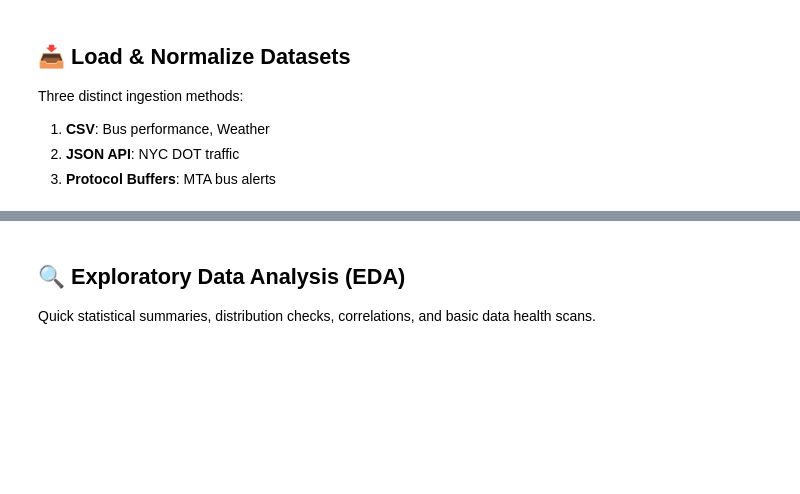
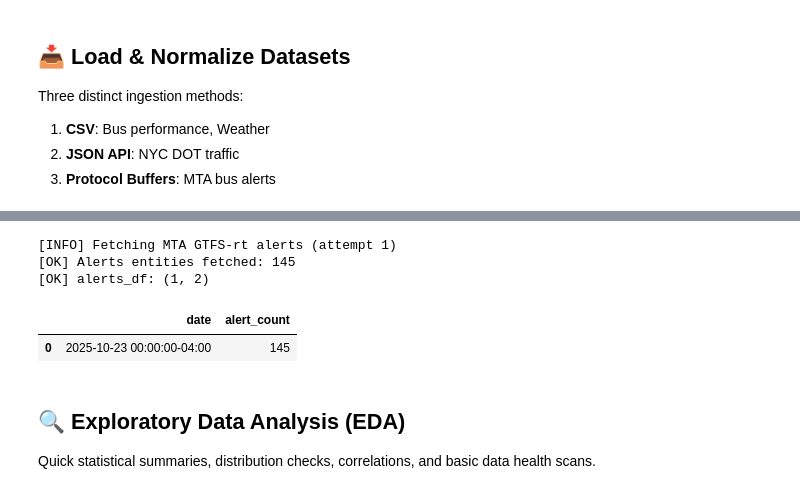
Before and after one commit to IT4063C001-Fall2025/final-project-sil6s, a Jupyter notebook: source.ipynb, the cells around one changed output, grey strips where cells are left out. Drawn from its saved outputs; the diff is of its cells as text; code cells hidden in the pictures; blank space fills up the shorter version.

```diff
--- a/source.ipynb
+++ b/source.ipynb
@@ -231,35 +287,52 @@ print(f"[INFO] traffic_monthly rows: {len(traffic_monthly)}; date span: {traffic
 # %%
-# --- Protocol Buffers: MTA Bus Alerts ---
-def fetch_mta_alerts_feed(url, api_key):
-    headers = {'x-api-key': api_key}
+# --- Protocol Buffers: MTA Bus Alerts (no API key required) ---
+from google.transit import gtfs_realtime_pb2
+import requests
+
+MTA_ALERTS_URL = "https://api-endpoint.mta.info/Dataservice/mtagtfsfeeds/camsys%2Fbus-alerts"
+
+def fetch_mta_alerts_feed(url):
     for i in range(4):
         try:
             print(f"[INFO] Fetching MTA GTFS-rt alerts (attempt {i+1})")
-            r = requests.get(url, headers=headers, timeout=25)
+            r = requests.get(url, timeout=25)
             if r.status_code != 200:
                 print(f"[WARN] Alerts attempt {i+1} HTTP {r.status_code}: {r.text[:160]}")
-                Backoff.sleep(i); continue
+                Backoff.sleep(i)
+                continue
             feed = gtfs_realtime_pb2.FeedMessage()
             feed.ParseFromString(r.content)
             print(f"[OK] Alerts entities fetched: {len(feed.entity)}")
             return feed
         except Exception as e:
             print(f"[WARN] Alerts attempt {i+1} error → {e}")
             Backoff.sleep(i)
     raise RuntimeError("Failed to fetch/parse MTA GTFS-rt alerts after retries")
 
-mta_api_key = require_env('MTA_API_KEY', optional=False)
-alerts_feed = fetch_mta_alerts_feed(CFG['mta_alerts_url'], mta_api_key)
-header_ts = pd.to_datetime(datetime.utcfromtimestamp(alerts_feed.header.timestamp), utc=True).tz_convert('America/New_York') if alerts_feed.header.timestamp else pd.Timestamp.utcnow()
-alerts = [e for e in alerts_feed.entity if e.HasField('alert')]
+alerts_feed = fetch_mta_alerts_feed(MTA_ALERTS_URL)
+
+# Convert header timestamp and count alerts
+header_ts = pd.to_datetime(
+    datetime.utcfromtimestamp(alerts_feed.header.timestamp),
+    utc=True
+).tz_convert("America/New_York") if alerts_feed.header.timestamp else pd.Timestamp.utcnow()
+
+alerts = [e for e in alerts_feed.entity if e.HasField("alert")]
 alerts_df = pd.DataFrame([
     {
-        'date': header_ts.normalize(),
-        'alert_count': len(alerts)
+        "date": header_ts.normalize(),
+        "alert_count": len(alerts)
     }
 ])
-nonempty_df(alerts_df, 'alerts_df')
-print(alerts_df)
+
+print(f"[OK] alerts_df: {alerts_df.shape}")
+display(alerts_df)
+# %% [output]
+[INFO] Fetching MTA GTFS-rt alerts (attempt 1)
+[OK] Alerts entities fetched: 145
+[OK] alerts_df: (1, 2)
+|  | date | alert_count |
+| 0 | 2025-10-23 00:00:00-04:00 | 145 |
 # %% [markdown]
 ## 🔍 Exploratory Data Analysis (EDA)
 Quick statistical summaries, distribution checks, correlations, and basic data health scans.
```
Also changed, not shown: parts of 14 cells of this notebook.
